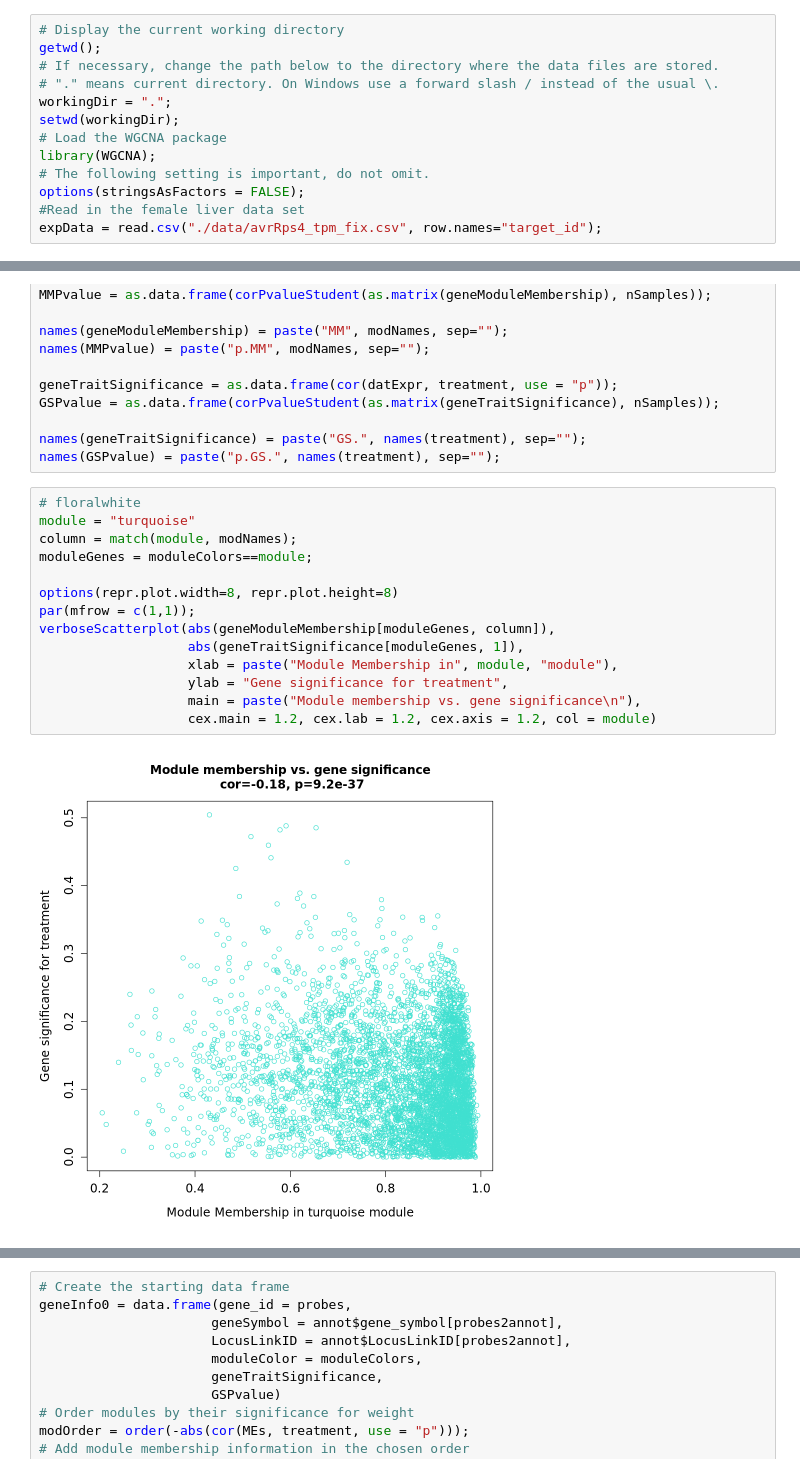
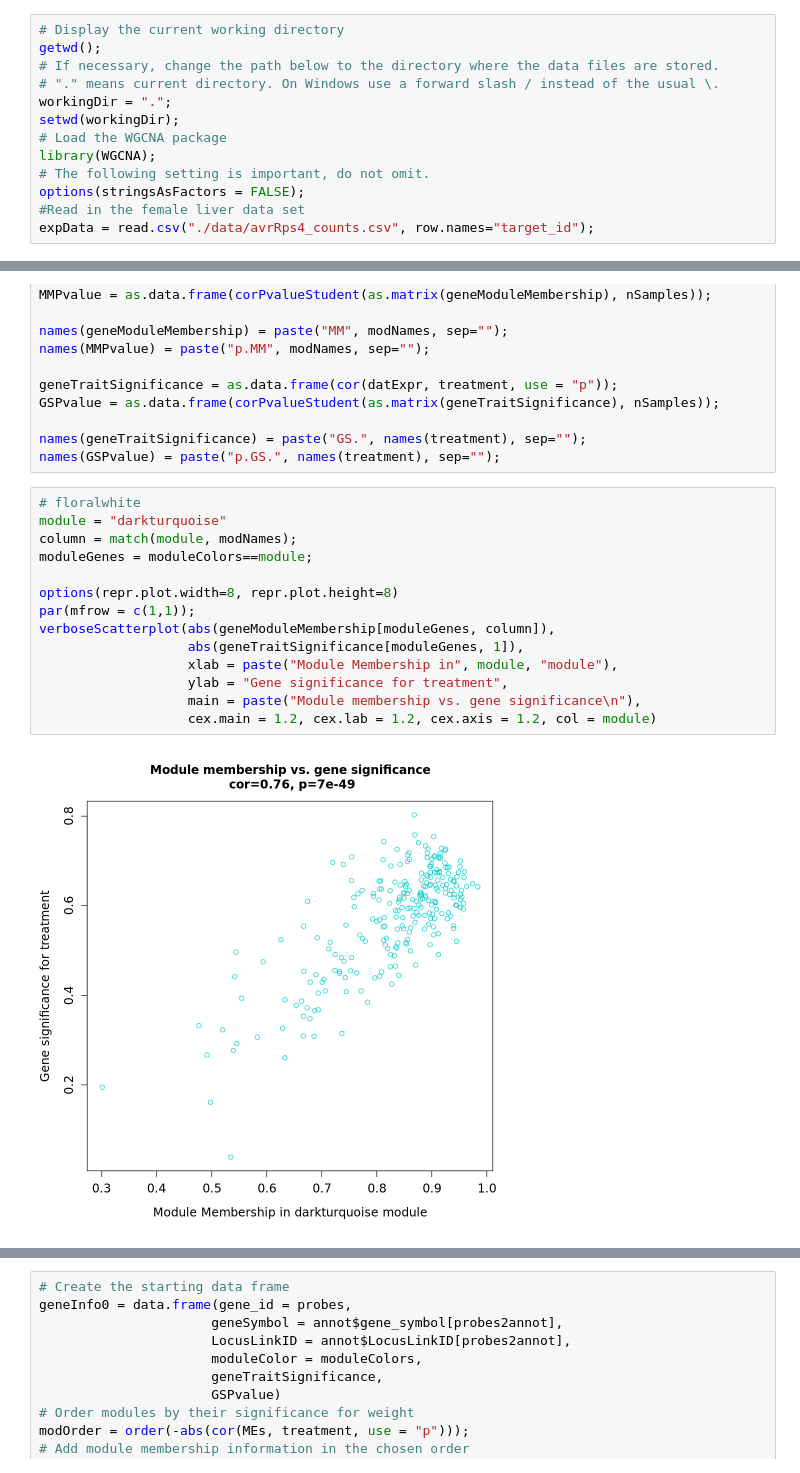
Before and after one commit to 2bogo/avrRps4_wgcna, a Jupyter notebook: avrRps4_WGCNA.ipynb, the cells around one changed output, grey strips where cells are left out. Drawn from its saved outputs; the diff is of its cells as text.

```diff
--- a/avrRps4_WGCNA.ipynb
+++ b/avrRps4_WGCNA.ipynb
@@ -12,7 +12,7 @@ library(WGCNA);
 # The following setting is important, do not omit.
 options(stringsAsFactors = FALSE);
 #Read in the female liver data set
-expData = read.csv("./data/avrRps4_tpm_fix.csv", row.names="target_id");
+expData = read.csv("./data/avrRps4_counts.csv", row.names="target_id");
 # %% [output]
 [1] "/home/ezy/projects/WGCNA_avrRps4"
 # %%
@@ -307,18 +314,18 @@ names(geneTraitSignificance) = paste("GS.", names(treatment), sep="");
 names(GSPvalue) = paste("p.GS.", names(treatment), sep="");
 # %%
 # floralwhite
-module = "turquoise"
+module = "darkturquoise"
 column = match(module, modNames);
 moduleGenes = moduleColors==module;
 
 options(repr.plot.width=8, repr.plot.height=8)
 par(mfrow = c(1,1));
 verboseScatterplot(abs(geneModuleMembership[moduleGenes, column]),
                    abs(geneTraitSignificance[moduleGenes, 1]),
                    xlab = paste("Module Membership in", module, "module"),
                    ylab = "Gene significance for treatment",
                    main = paste("Module membership vs. gene significance\n"),
                    cex.main = 1.2, cex.lab = 1.2, cex.axis = 1.2, col = module)
 # %% [output]
-[figure, old version]
+[figure, new version]
 # %%
```
Also changed, not shown: parts of 17 cells of this notebook, 14 other files.
